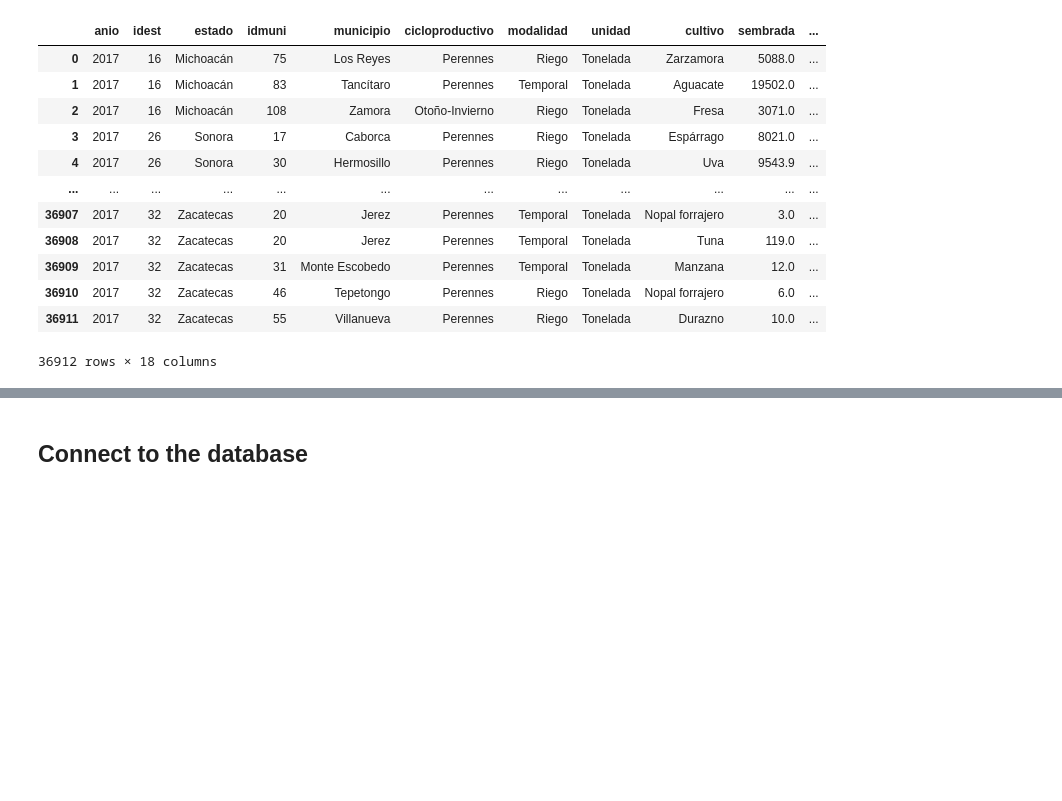
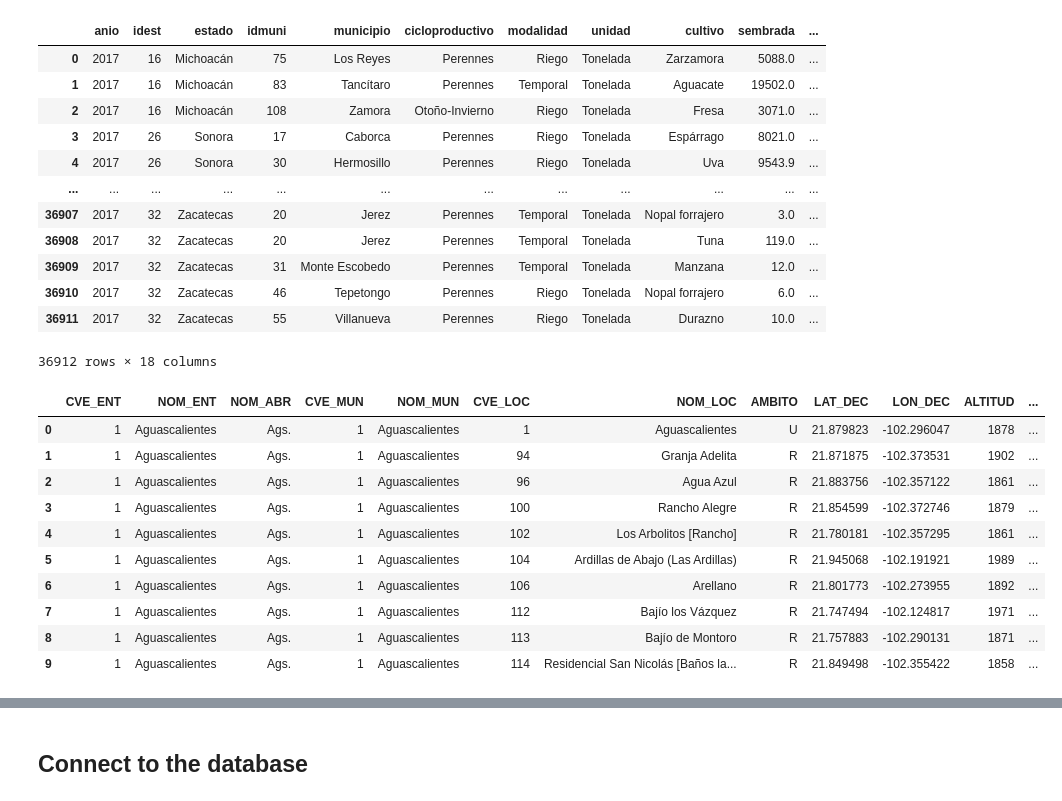
Before and after one commit to EduardoChaconAlmada/Project2team5, a Jupyter notebook: Agri_EDA_2017.ipynb, the cells around one changed output, grey strips where cells are left out. Saved outputs shown, nothing was run; the diff lists cells and outputs as text; code cells hidden in the pictures; blank space fills up the shorter version.

```diff
--- a/Agri_EDA_2017.ipynb
+++ b/Agri_EDA_2017.ipynb
@@ -165,3 +165,19 @@ data_a
 | 36910 | 2017 | 32 | Zacatecas | 46 | Tepetongo | Perennes | Riego | Tonelada | Nopal forrajero | 6.0 | ... |
 | 36911 | 2017 | 32 | Zacatecas | 55 | Villanueva | Perennes | Riego | Tonelada | Durazno | 10.0 | ... |
 36912 rows × 18 columns
+# %%
+#Import center coordinates for each Municipio
+data_coords = pd.read_csv("Resources/coordenadas.csv", encoding="UTF-8")
+data_coords.head(10)
+# %% [output]
+|  | CVE_ENT | NOM_ENT | NOM_ABR | CVE_MUN | NOM_MUN | CVE_LOC | NOM_LOC | AMBITO | LAT_DEC | LON_DEC | ALTITUD | ... |
+| 0 | 1 | Aguascalientes | Ags. | 1 | Aguascalientes | 1 | Aguascalientes | U | 21.879823 | -102.296047 | 1878 | ... |
+| 1 | 1 | Aguascalientes | Ags. | 1 | Aguascalientes | 94 | Granja Adelita | R | 21.871875 | -102.373531 | 1902 | ... |
+| 2 | 1 | Aguascalientes | Ags. | 1 | Aguascalientes | 96 | Agua Azul | R | 21.883756 | -102.357122 | 1861 | ... |
+| 3 | 1 | Aguascalientes | Ags. | 1 | Aguascalientes | 100 | Rancho Alegre | R | 21.854599 | -102.372746 | 1879 | ... |
+| 4 | 1 | Aguascalientes | Ags. | 1 | Aguascalientes | 102 | Los Arbolitos [Rancho] | R | 21.780181 | -102.357295 | 1861 | ... |
+| 5 | 1 | Aguascalientes | Ags. | 1 | Aguascalientes | 104 | Ardillas de Abajo (Las Ardillas) | R | 21.945068 | -102.191921 | 1989 | ... |
+| 6 | 1 | Aguascalientes | Ags. | 1 | Aguascalientes | 106 | Arellano | R | 21.801773 | -102.273955 | 1892 | ... |
+| 7 | 1 | Aguascalientes | Ags. | 1 | Aguascalientes | 112 | Bajío los Vázquez | R | 21.747494 | -102.124817 | 1971 | ... |
+| 8 | 1 | Aguascalientes | Ags. | 1 | Aguascalientes | 113 | Bajío de Montoro | R | 21.757883 | -102.290131 | 1871 | ... |
+| 9 | 1 | Aguascalientes | Ags. | 1 | Aguascalientes | 114 | Residencial San Nicolás [Baños la... | R | 21.849498 | -102.355422 | 1858 | ... |
```
Also changed, not shown: parts of 15 cells of this notebook.
